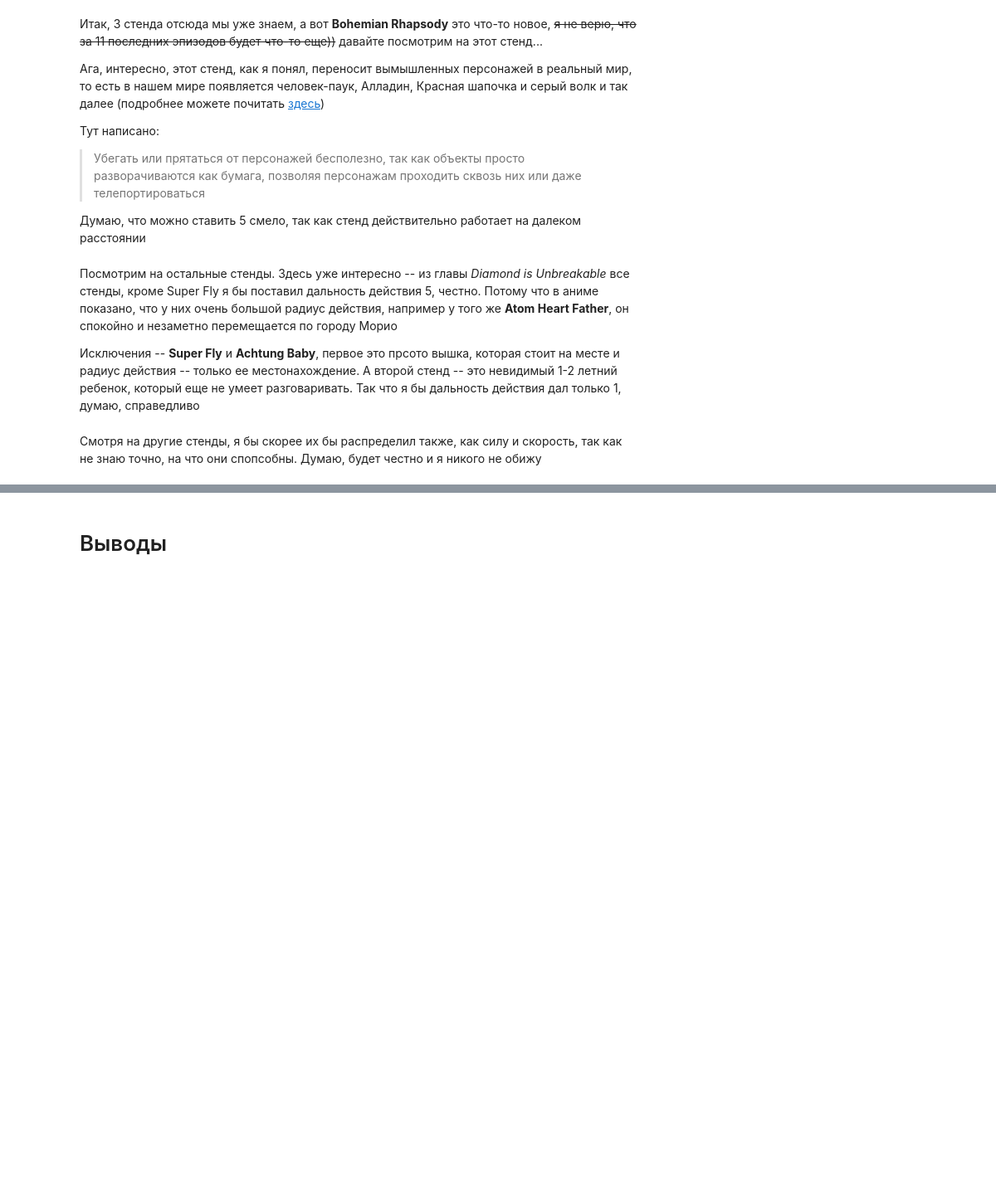
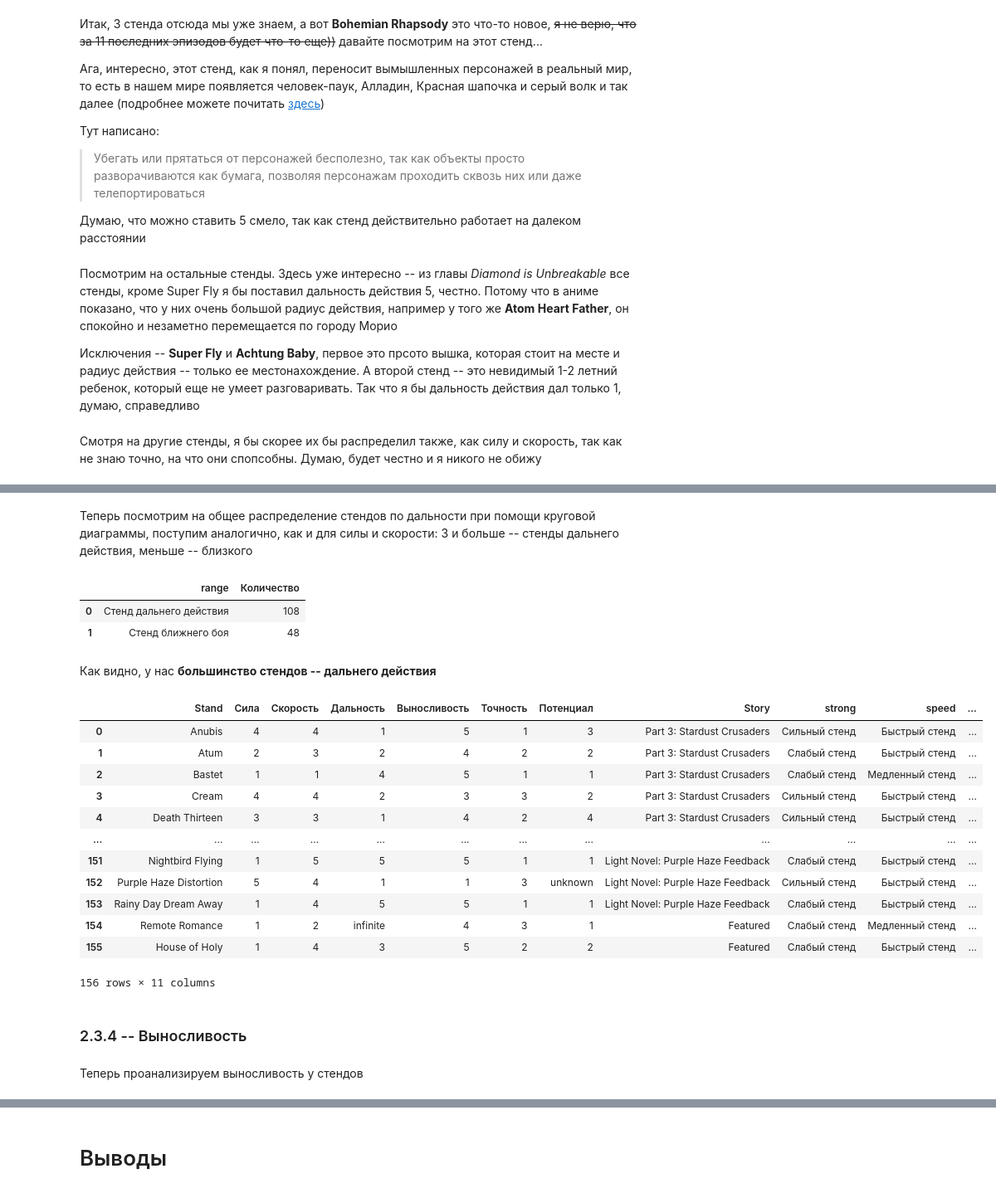
Before and after one commit to BogdanG888G/JOJO_stands, a Jupyter notebook: JOJO_stands.ipynb, the cells around one changed output, grey strips where cells are left out. Shown at 83% size. Drawn from its saved outputs; the diff is of its cells as text; code cells hidden in the pictures; blank space fills up the shorter version.

Commit message:
Сделал выносливость

```diff
--- a/JOJO_stands.ipynb
+++ b/JOJO_stands.ipynb
@@ -688,0 +741,4 @@ See the caveats in the documentation: https://pandas.pydata.org/pandas-docs/stab
+# %%
+sum_range = pivot_range_stands['count'].sum()
+pivot_range_stands['probability'] = pivot_range_stands['count'] / sum_range
+pivot_range_stands
@@ -688,0 +752,14 @@ See the caveats in the documentation: https://pandas.pydata.org/pandas-docs/stab
+# %%
+unknown_range_stands = begin_dataset[
+    (begin_dataset['Дальность'] == 'undefined') | (begin_dataset['Дальность'] == 'unknown') | (begin_dataset['Дальность'] == 'none')
+]
+
+def replace_range_stands(row):
+    row['Дальность'] = np.random.choice(pivot_range_stands['Дальность'], p = pivot_range_stands['probability'])
+    return row['Дальность']
+
+unknown_range_stands['Дальность'] = unknown_range_stands.apply(replace_range_stands, axis = 1)
+
+begin_dataset.loc[unknown_range_stands.index, 'Дальность'] = unknown_range_stands['Дальность']
+
+# display(begin_dataset.query('Stand == "Whitesnake"'))
@@ -688,0 +773,50 @@ See the caveats in the documentation: https://pandas.pydata.org/pandas-docs/stab
+# %% [markdown]
+Теперь посмотрим на общее распределение стендов по дальности при помощи круговой диаграммы, поступим аналогично, как и для силы и скорости: 3 и больше -- стенды дальнего действия, меньше -- близкого
+# %%
+def assign_range_stands(row):
+    if row['Дальность'] == 'infinite' or row['Дальность'] >= 3:
+        row['range'] = 'Стенд дальнего действия'
+    else:
+        row['range'] = 'Стенд ближнего боя'
+    return row['range']
+
+begin_dataset['range'] = begin_dataset.apply(assign_range_stands, axis = 1)
+
+
+pivot_table_range = begin_dataset.value_counts('range').reset_index().rename(columns={'count': 'Количество'})
+
+display(pivot_table_range)
+
+pie_chart_range = px.pie(pivot_table_range, names='range', values='Количество', width = 500, hole = 0.5, color_discrete_sequence=['#efe05e', '#5e6cef'])
+
+pie_chart_range.update_layout(
+    title = {'text': 'Распределение стендов по дальности действия', 'x': 0.5},
+    showlegend = False)
+
+pie_chart_range.show()
+# %% [output]
+|  | range | Количество |
+| 0 | Стенд дальнего действия | 108 |
+| 1 | Стенд ближнего боя | 48 |
+# %% [markdown]
+Как видно, у нас **большинство стендов -- дальнего действия**
+# %%
+display(begin_dataset)
+# %% [output]
+|  | Stand | Сила | Скорость | Дальность | Выносливость | Точность | Потенциал | Story | strong | speed | ... |
+| 0 | Anubis | 4 | 4 | 1 | 5 | 1 | 3 | Part 3: Stardust Crusaders | Сильный стенд | Быстрый стенд | ... |
+| 1 | Atum | 2 | 3 | 2 | 4 | 2 | 2 | Part 3: Stardust Crusaders | Слабый стенд | Быстрый стенд | ... |
+| 2 | Bastet | 1 | 1 | 4 | 5 | 1 | 1 | Part 3: Stardust Crusaders | Слабый стенд | Медленный стенд | ... |
+| 3 | Cream | 4 | 4 | 2 | 3 | 3 | 2 | Part 3: Stardust Crusaders | Сильный стенд | Быстрый стенд | ... |
+| 4 | Death Thirteen | 3 | 3 | 1 | 4 | 2 | 4 | Part 3: Stardust Crusaders | Сильный стенд | Быстрый стенд | ... |
+| ... | ... | ... | ... | ... | ... | ... | ... | ... | ... | ... | ... |
+| 151 | Nightbird Flying | 1 | 5 | 5 | 5 | 1 | 1 | Light Novel: Purple Haze Feedback | Слабый стенд | Быстрый стенд | ... |
+| 152 | Purple Haze Distortion | 5 | 4 | 1 | 1 | 3 | unknown | Light Novel: Purple Haze Feedback | Сильный стенд | Быстрый стенд | ... |
+| 153 | Rainy Day Dream Away | 1 | 4 | 5 | 5 | 1 | 1 | Light Novel: Purple Haze Feedback | Слабый стенд | Быстрый стенд | ... |
+| 154 | Remote Romance | 1 | 2 | infinite | 4 | 3 | 1 | Featured | Слабый стенд | Медленный стенд | ... |
+| 155 | House of Holy | 1 | 4 | 3 | 5 | 2 | 2 | Featured | Слабый стенд | Быстрый стенд | ... |
+156 rows × 11 columns
+# %% [markdown]
+### 2.3.4 -- Выносливость
+# %% [markdown]
+Теперь проанализируем выносливость у стендов
```
Also changed, not shown: parts of 24 cells of this notebook.
